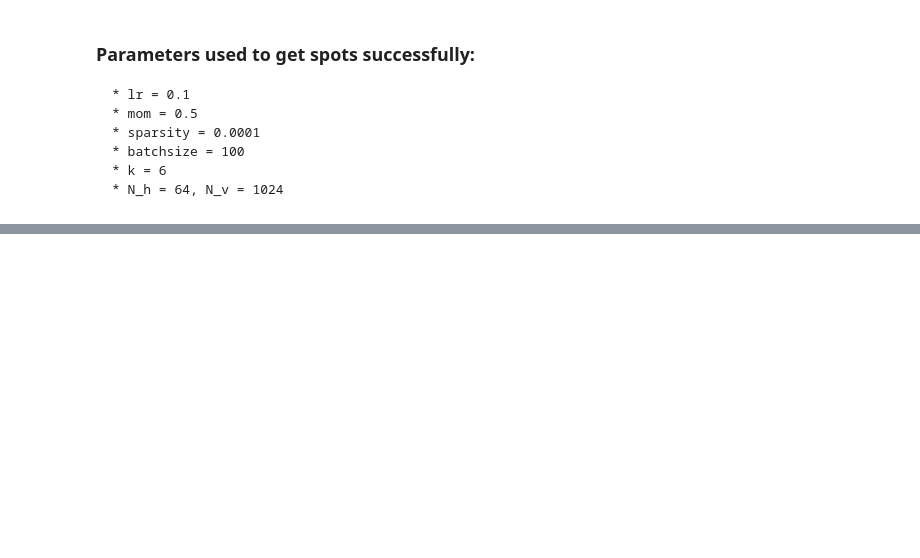
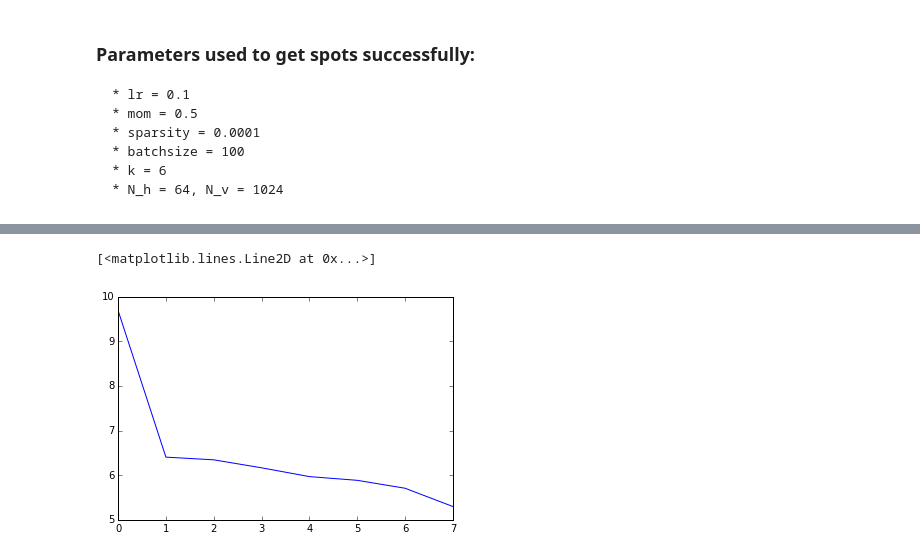
Before and after one commit to colinclement/cudaRBM, a Jupyter notebook: code/src/pycuRBM.ipynb, the cells around one changed output, grey strips where cells are left out. Saved outputs shown, nothing was run; the diff lists cells and outputs as text; code cells hidden in the pictures; blank space fills up the shorter version.

Commit message:
Added spin glass line to run and updated nb

```diff
--- a/code/src/pycuRBM.ipynb
+++ b/code/src/pycuRBM.ipynb
@@ -169 +175,6 @@ for ax, s in zip(axs.flat, selection):
+# %%
+plt.plot(s)
+# %% [output]
+[<matplotlib.lines.Line2D at 0x...>]
+[figure, added]
 # %%
```
Also changed, not shown: parts of 4 cells of this notebook, 1 other file.
